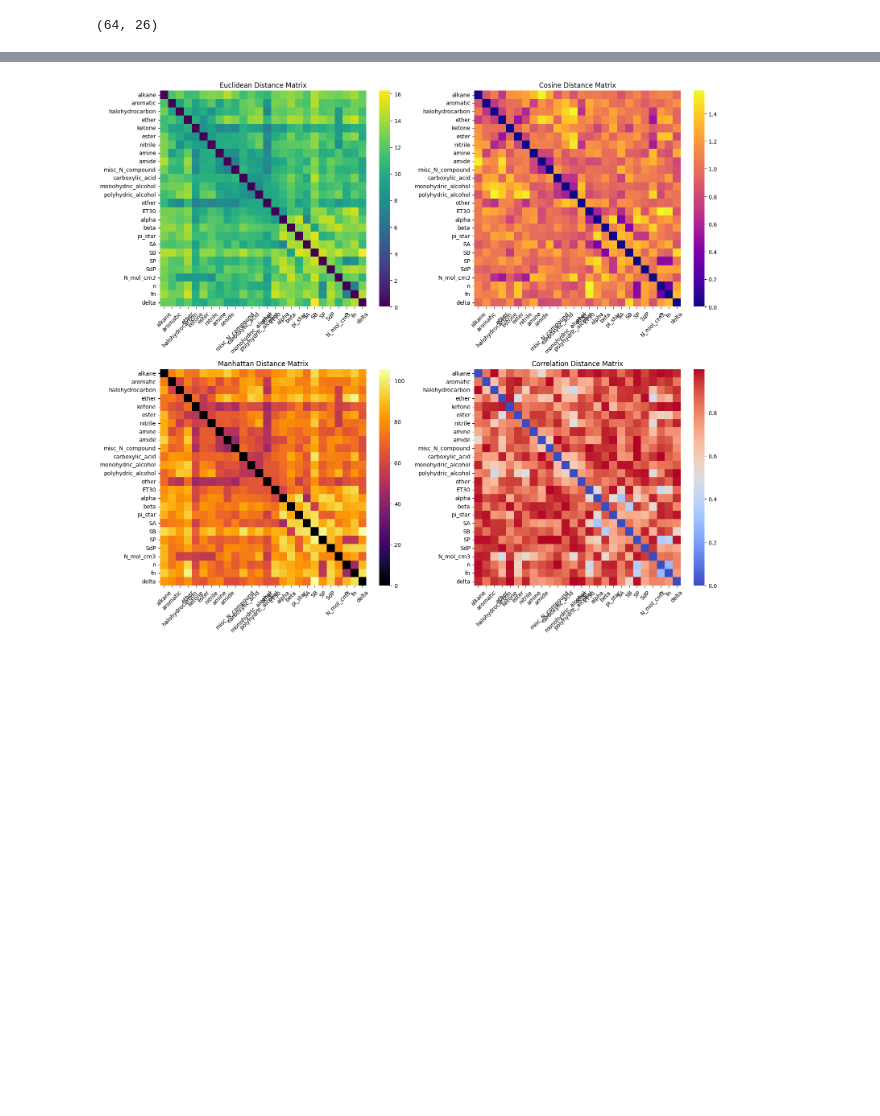
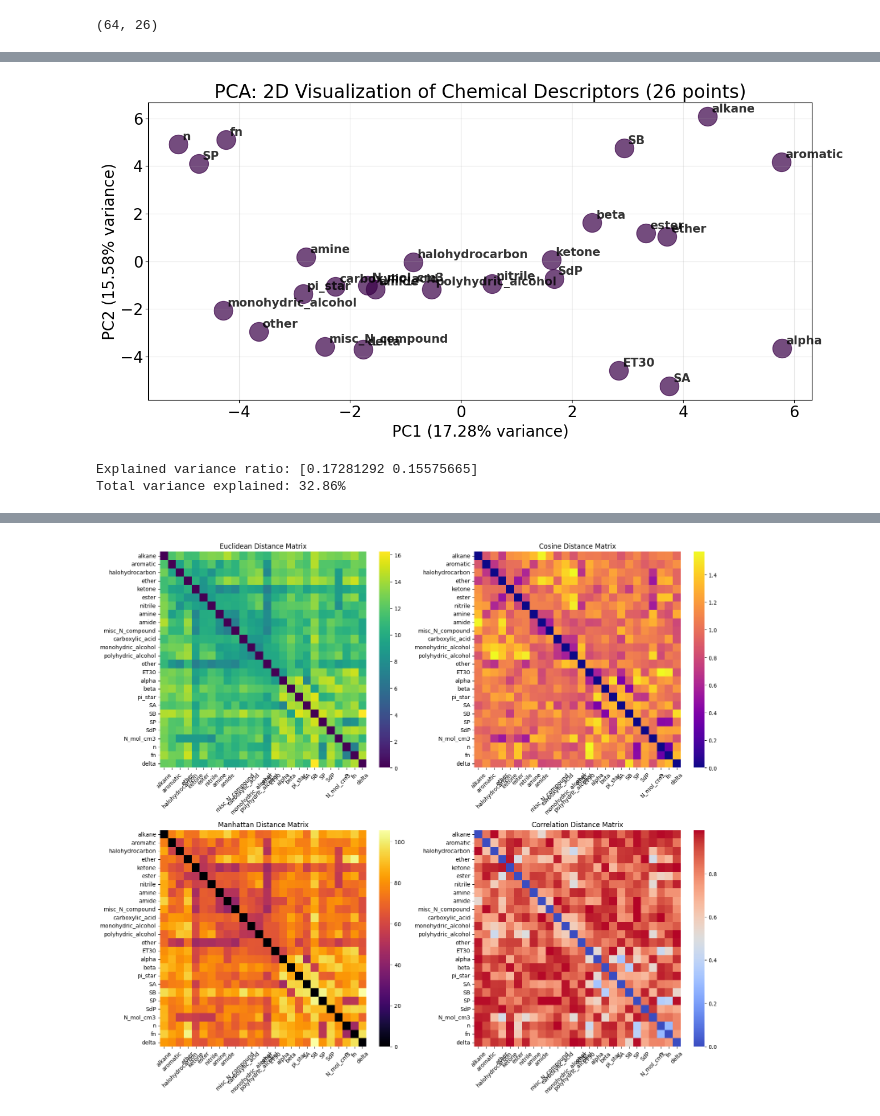
Before and after one commit to g-a-b-r-e-a-l/SoDaDE_Solvent_Data-Driven_Embeddings_from_Language_Models, a Jupyter notebook: embeddings.ipynb, the cells around one changed output, grey strips where cells are left out. Cells and saved outputs as stored; diff of their text form; code cells hidden in the pictures; blank space fills up the shorter version.

```diff
--- a/embeddings.ipynb
+++ b/embeddings.ipynb
@@ -139,0 +150,79 @@ Total variance explained: 29.77%
+# %%
+import pandas as pd
+import numpy as np
+import matplotlib.pyplot as plt
+from sklearn.decomposition import PCA
+from sklearn.preprocessing import StandardScaler
+from matplotlib import cm
+import re # Import the regular expressions module
+
+def pca_scatter_plot(df, n_components=2):
+    """
+    Reduce each column (384 dimensions) to n_components using PCA and create scatter plot.
+
+    Args:
+        df: DataFrame with shape (384, 26) - each column will be reduced to 2D
+        n_components: Number of PCA components (default=2)
+    """
+    # Transpose so each row represents a column (26 rows, 384 features each)
+    df_transposed = df.T
+    plt.rcParams['font.family'] = 'sans-serif'
+    plt.rcParams['font.sans-serif'] = ['Latin Modern Sans', 'DejaVu Sans', 'Arial']
+    plt.rcParams['font.size'] = 20
+    viridis = cm.get_cmap('viridis')
+    dark_purple_d = viridis(0)  # A color from the start of the map
+
+    dark_purple = viridis(0.4)  # A color from the start of the map
+    mid_green = viridis(0.6)    # A color from the middle
+    bright_yellow = viridis(0.9)
+    # Standardize the data
+    scaler = StandardScaler()
+    scaled_data = scaler.fit_transform(df_transposed)
+
+    # Apply PCA to reduce from 384 dimensions to 2
+    pca = PCA(n_components=n_components)
+    pca_result = pca.fit_transform(scaled_data)
+
+    # Create scatter plot
+    plt.figure(figsize=(14, 7))
+    plt.scatter(pca_result[:, 0], pca_result[:, 1], color="#390047", alpha=0.7, s=600)
+
+    # Add labels for each point (using column names)
+    for i, col_name in enumerate(df.columns):
+        plt.annotate(col_name, (pca_result[i, 0], pca_result[i, 1]),
+                     xytext=(5, 5), textcoords='offset points',
+                     fontsize=15, fontweight='bold', alpha=0.8)
+
+    plt.xlabel(f'PC1 ({pca.explained_variance_ratio_[0]:.2%} variance)')
+    plt.ylabel(f'PC2 ({pca.explained_variance_ratio_[1]:.2%} variance)')
+
+    # Define the plot title and get the title text
+    plot_title = 'PCA: 2D Visualization of Chemical Descriptors (26 points)'
+    plt.title(plot_title)
+
+    plt.grid(False, alpha=0.3)
+    plt.tight_layout()
+
+    # Sanitize the title to create a valid filename
+    # Replace any character that is not a letter, number, or space with an underscore
+    safe_title = re.sub(r'[^\w\s]', '_', plot_title)
+    # Replace spaces with underscores
+    safe_title = safe_title.replace(' ', '_')
+
+    # Save the plot with the sanitized title as the filename
+    plt.savefig(f'{safe_title}.png', bbox_inches='tight')
+
+    # Optional: Keep plt.show() to display the plot as well
+    plt.show()
+
+    print(f"Explained variance ratio: {pca.explained_variance_ratio_}")
+    print(f"Total variance explained: {pca.explained_variance_ratio_.sum():.2%}")
+
+    return pca_result, pca
+
+# Apply to your DataFrame
+pca_result, pca_model = pca_scatter_plot(df) # Uncomment this when you have your 'df'
+# %% [output]
+[figure, added]
+Explained variance ratio: [0.17281292 0.15575665]
+Total variance explained: 32.86%
```
Also changed, not shown: parts of 6 cells of this notebook, 32 other files.
